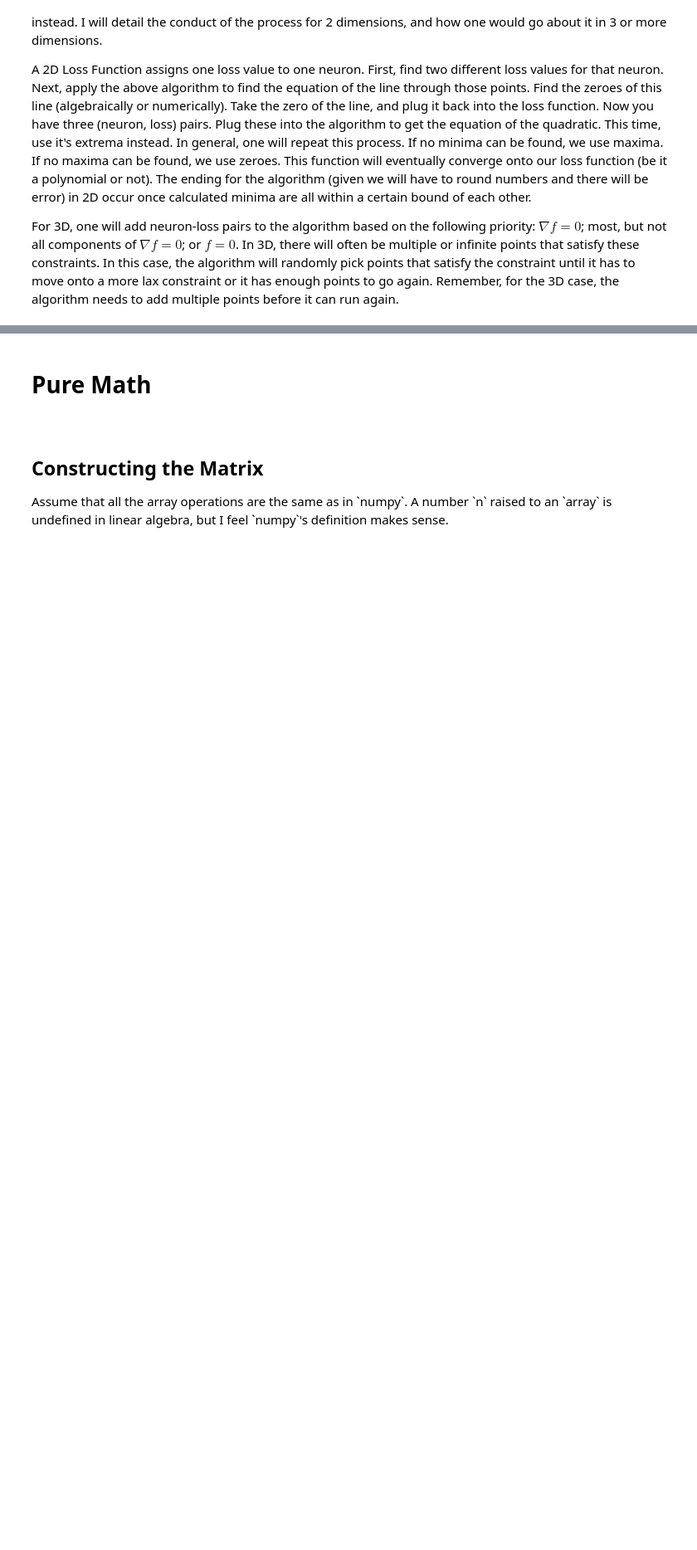
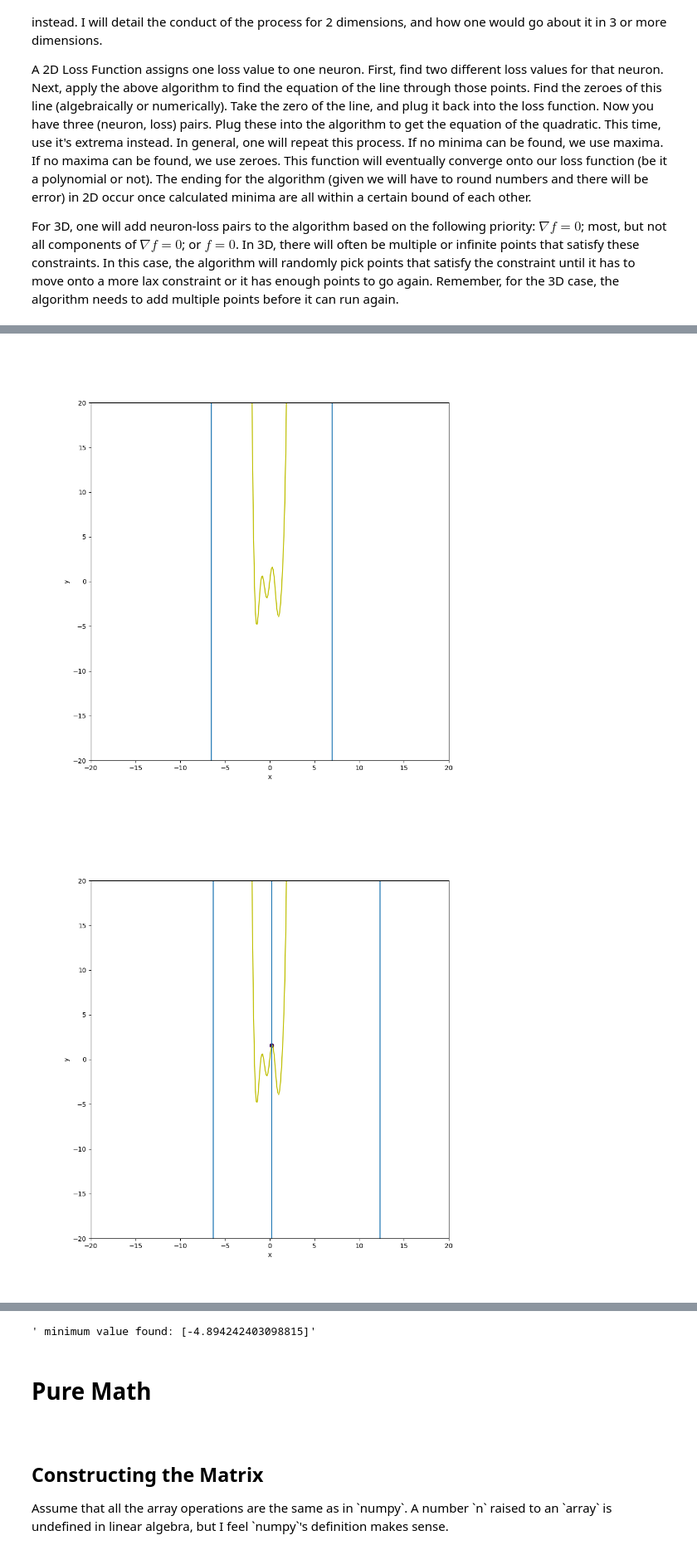
Before and after one commit to Aisihe/nDimensionalEquationFinder, a Jupyter notebook: ExamplesAndExplainations.ipynb, the cells around one changed output, grey strips where cells are left out. Shown at 83% size. Drawn from its saved outputs; the diff is of its cells as text; code cells hidden in the pictures; blank space fills up the shorter version.

```diff
--- a/ExamplesAndExplainations.ipynb
+++ b/ExamplesAndExplainations.ipynb
@@ -255,0 +262,5 @@ For 3D, one will add neuron-loss pairs to the algorithm based on the following p
+# %%
+FP.iterativeMinimize2DExample2()
+# %% [output]
+[figure, added]
+[figure, added]
@@ -256,3 +275,4 @@ For 3D, one will add neuron-loss pairs to the algorithm based on the following p
+' minimum value found: [-4.894242403098815]'
 # %% [markdown]
 <h1> Pure Math <h1>
 # %% [markdown]
```
Also changed, not shown: parts of 10 cells of this notebook, 1 other file.
